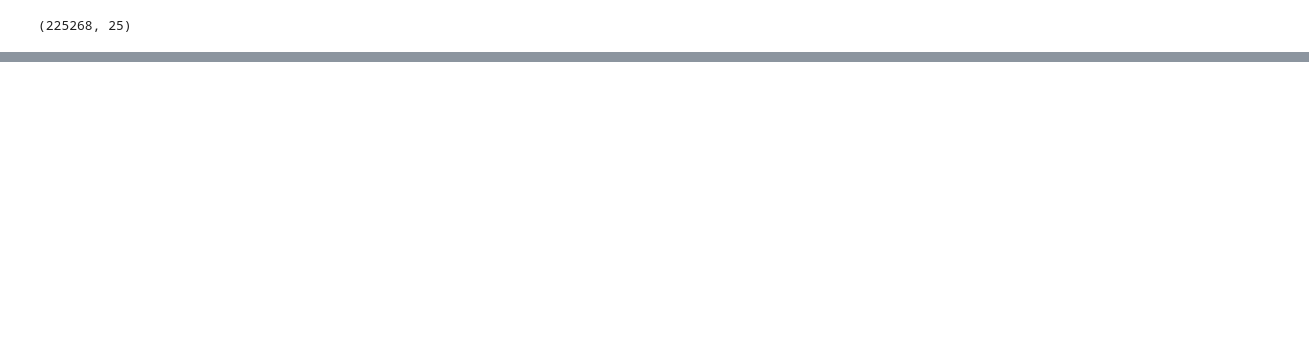
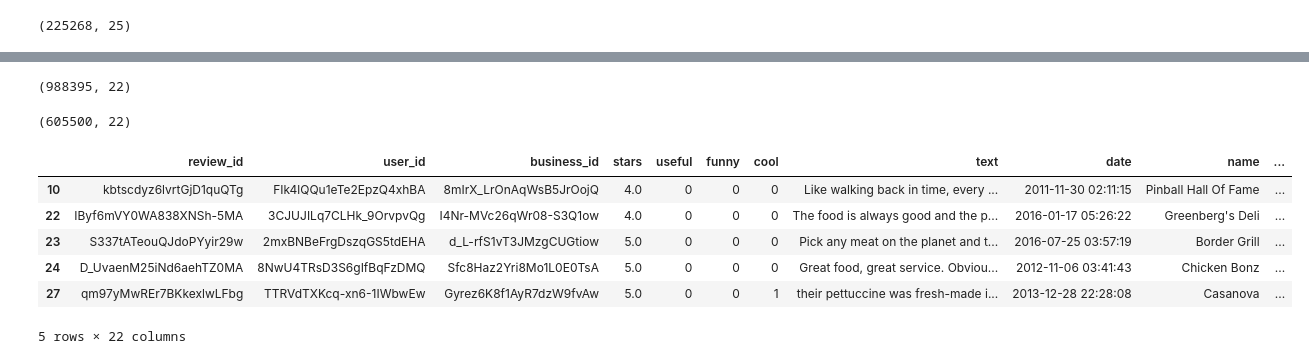
Before and after one commit to RishabPanyam96/Las_Vegas_Food_Inspection, a Jupyter notebook: code/Yelp project Datasets.ipynb, the cells around one changed output, grey strips where cells are left out. Cells and saved outputs as stored; diff of their text form; code cells hidden in the pictures; blank space fills up the shorter version.

```diff
--- a/code/Yelp project Datasets.ipynb
+++ b/code/Yelp project Datasets.ipynb
@@ -407,0 +389,27 @@ yelp.shape
+# %%
+# Taking out the 163 instances of NaNs for categories
+yelp = yelp[yelp.categories.notna()]
+# %%
+yelp.shape
+# %% [output]
+(988395, 22)
+# %%
+'''
+We can take advantage of the categories attribute to extract only columns with
+"Restaurants" as one of the categories (Yelp did a good job of properly tagging reviews)
+'''
+x = yelp[yelp.categories.str.contains('Restaurant' or 'food' or 'bar')]
+# %%
+x.shape
+# %% [output]
+(605500, 22)
+# %%
+x.head()
+# %% [output]
+|  | review_id | user_id | business_id | stars | useful | funny | cool | text | date | name | ... |
+| 10 | kbtscdyz6lvrtGjD1quQTg | FIk4lQQu1eTe2EpzQ4xhBA | 8mIrX_LrOnAqWsB5JrOojQ | 4.0 | 0 | 0 | 0 | Like walking back in time, every ... | 2011-11-30 02:11:15 | Pinball Hall Of Fame | ... |
+| 22 | IByf6mVY0WA838XNSh-5MA | 3CJUJILq7CLHk_9OrvpvQg | I4Nr-MVc26qWr08-S3Q1ow | 4.0 | 0 | 0 | 0 | The food is always good and the p... | 2016-01-17 05:26:22 | Greenberg's Deli | ... |
+| 23 | S337tATeouQJdoPYyir29w | 2mxBNBeFrgDszqGS5tdEHA | d_L-rfS1vT3JMzgCUGtiow | 5.0 | 0 | 0 | 0 | Pick any meat on the planet and t... | 2016-07-25 03:57:19 | Border Grill | ... |
+| 24 | D_UvaenM25iNd6aehTZ0MA | 8NwU4TRsD3S6gIfBqFzDMQ | Sfc8Haz2Yri8Mo1L0E0TsA | 5.0 | 0 | 0 | 0 | Great food, great service. Obviou... | 2012-11-06 03:41:43 | Chicken Bonz | ... |
+| 27 | qm97yMwREr7BKkexlwLFbg | TTRVdTXKcq-xn6-1IWbwEw | Gyrez6K8f1AyR7dzW9fvAw | 5.0 | 0 | 0 | 1 | their pettuccine was fresh-made i... | 2013-12-28 22:28:08 | Casanova | ... |
+5 rows × 22 columns
```
Also changed, not shown: parts of 38 cells of this notebook.
